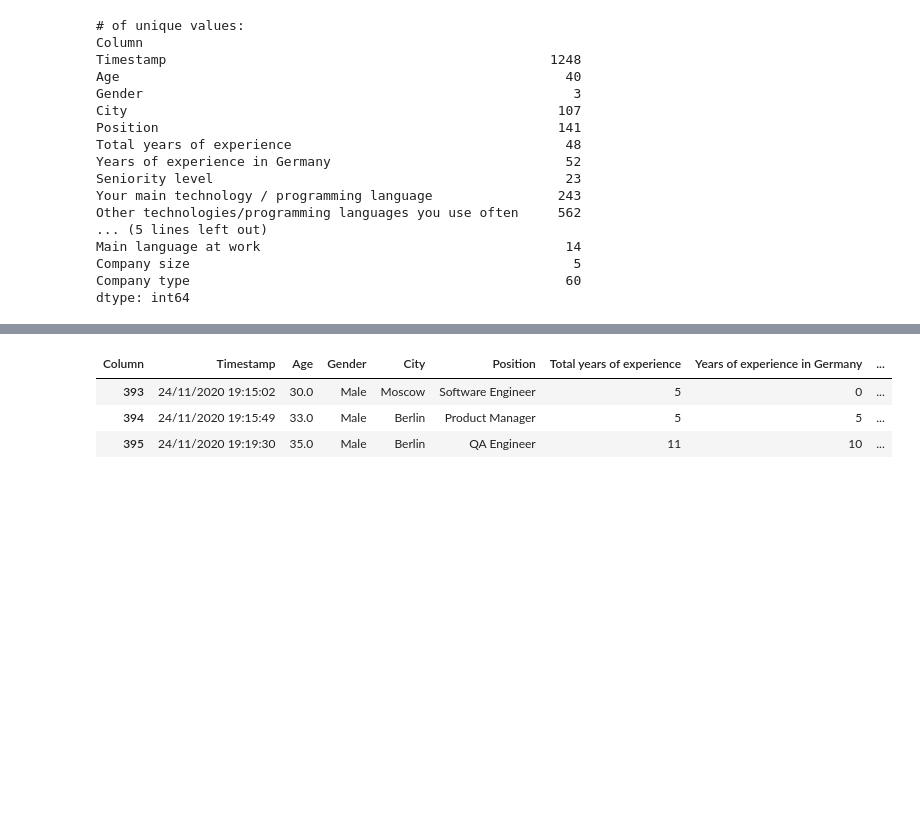
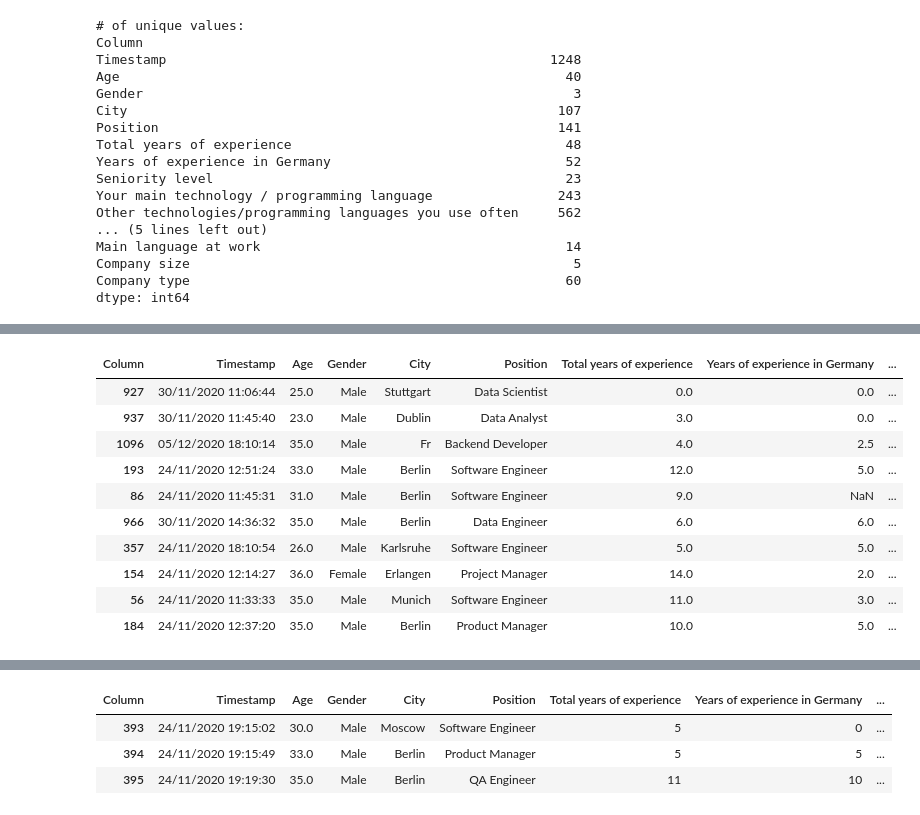
Before and after one commit to AkeemSemperDataScience/3950-assignment-2-mlsiebold, a Jupyter notebook: START_Asn_2.ipynb, the cells around one changed output, grey strips where cells are left out. Drawn from its saved outputs; the diff is of its cells as text; code cells hidden in the pictures; blank space fills up the shorter version.

Commit message:
change dtypes

```diff
--- a/START_Asn_2.ipynb
+++ b/START_Asn_2.ipynb
@@ -242,0 +236,4 @@ SyntaxError: incomplete input (3905566423.py, line 4)
+# %%
+# Change dtypes based on semantic type
+
+df = tb.apply_semantic_dtypes(df, data_dict, tb.semantic_to_dtype)
@@ -243,3 +285,17 @@ SyntaxError: incomplete input (3905566423.py, line 4)
+# %%
+df.sample(10)
+# %% [output]
+| Column | Timestamp | Age | Gender | City | Position | Total years of experience | Years of experience in Germany | ... |
+| 927 | 30/11/2020 11:06:44 | 25.0 | Male | Stuttgart | Data Scientist | 0.0 | 0.0 | ... |
+| 937 | 30/11/2020 11:45:40 | 23.0 | Male | Dublin | Data Analyst | 3.0 | 0.0 | ... |
+| 1096 | 05/12/2020 18:10:14 | 35.0 | Male | Fr | Backend Developer | 4.0 | 2.5 | ... |
+| 193 | 24/11/2020 12:51:24 | 33.0 | Male | Berlin | Software Engineer | 12.0 | 5.0 | ... |
+| 86 | 24/11/2020 11:45:31 | 31.0 | Male | Berlin | Software Engineer | 9.0 | NaN | ... |
+| 966 | 30/11/2020 14:36:32 | 35.0 | Male | Berlin | Data Engineer | 6.0 | 6.0 | ... |
+| 357 | 24/11/2020 18:10:54 | 26.0 | Male | Karlsruhe | Software Engineer | 5.0 | 5.0 | ... |
+| 154 | 24/11/2020 12:14:27 | 36.0 | Female | Erlangen | Project Manager | 14.0 | 2.0 | ... |
+| 56 | 24/11/2020 11:33:33 | 35.0 | Male | Munich | Software Engineer | 11.0 | 3.0 | ... |
+| 184 | 24/11/2020 12:37:20 | 35.0 | Male | Berlin | Product Manager | 10.0 | 5.0 | ... |
 # %%
 # EDA
 
```
Also changed, not shown: parts of 10 cells of this notebook, 1 other file.
